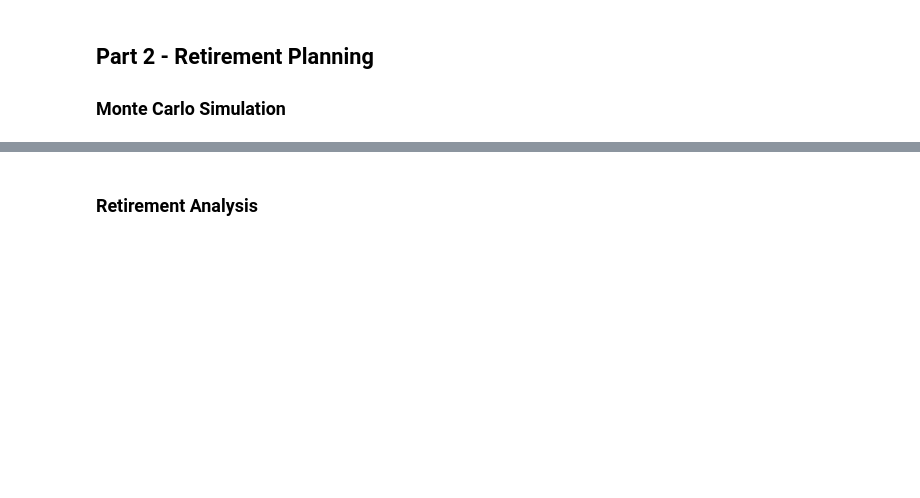
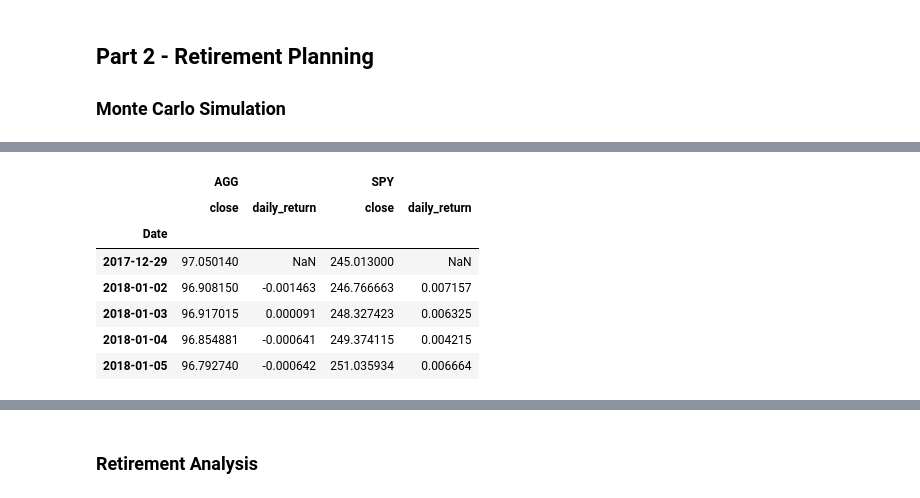
Before and after one commit to jkerr13/Financial_Analysis_Module_5, a Jupyter notebook: financial-planner_jkerr13.ipynb, the cells around one changed output, grey strips where cells are left out. Cells and saved outputs as stored; diff of their text form; code cells hidden in the pictures; blank space fills up the shorter version.

```diff
--- a/financial-planner_jkerr13.ipynb
+++ b/financial-planner_jkerr13.ipynb
@@ -188 +201,13 @@ df_stock_data.head()
+# %%
+# Printing the simulation input data
+MC_thirty_year.portfolio_data.head()
+# %% [output]
+|  | AGG |  | SPY |  |
+|  | close | daily_return | close | daily_return |
+| Date |  |  |  |  |
+| 2017-12-29 | 97.050140 | NaN | 245.013000 | NaN |
+| 2018-01-02 | 96.908150 | -0.001463 | 246.766663 | 0.007157 |
+| 2018-01-03 | 96.917015 | 0.000091 | 248.327423 | 0.006325 |
+| 2018-01-04 | 96.854881 | -0.000641 | 249.374115 | 0.004215 |
+| 2018-01-05 | 96.792740 | -0.000642 | 251.035934 | 0.006664 |
 # %%
```
Also changed, not shown: parts of 29 cells of this notebook.
